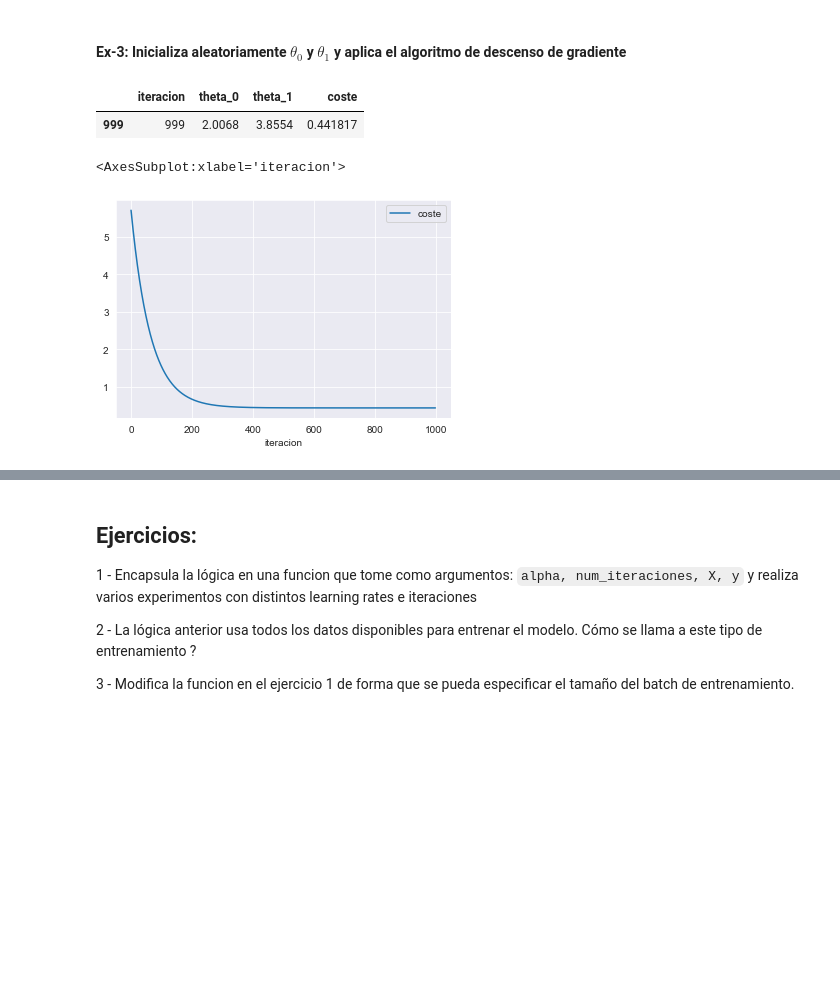
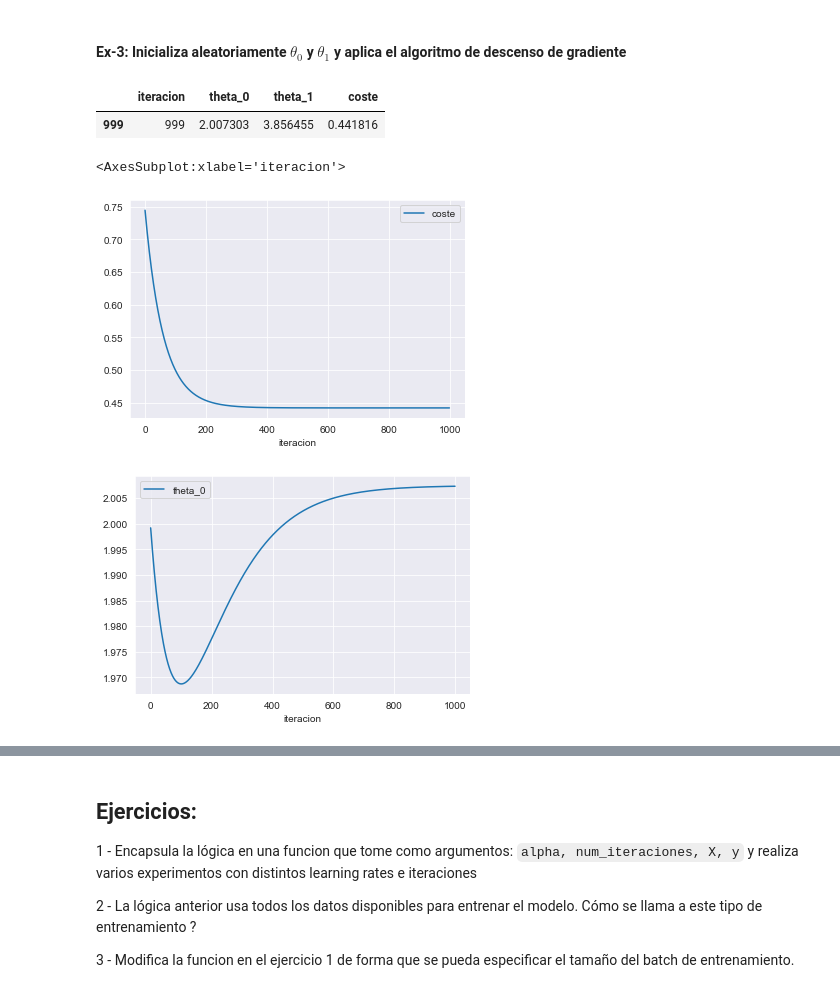
Before and after one commit to JanuszJSzturo/uib-aa-g1-material, a Jupyter notebook: W2 - Grad Desc and Intro to sklearn/1 - Descenso de gradiente.ipynb, the cells around one changed output, grey strips where cells are left out. Cells and saved outputs as stored; diff of their text form; code cells hidden in the pictures; blank space fills up the shorter version.

```diff
--- a/W2 - Grad Desc and Intro to sklearn/1 - Descenso de gradiente.ipynb
+++ b/W2 - Grad Desc and Intro to sklearn/1 - Descenso de gradiente.ipynb
@@ -250,8 +250,8 @@ gradiente(1000,600, X_1, y)
 #### Ex-3: Inicializa aleatoriamente $\theta_0$ y $\theta_1$ y aplica el algoritmo de descenso de gradiente
 # %%
 ## Inicalizacion de parametros
-theta_0 = 0.5
-theta_1 = 0.5
+theta_0 = 2
+theta_1 = 3
 
 ## Selección de hiperparametros
 
@@ -288,9 +288,11 @@ df_training_report = pd.DataFrame(training_report)
 df_training_report.tail(1)
 # %% [output]
 |  | iteracion | theta_0 | theta_1 | coste |
-| 999 | 999 | 2.0068 | 3.8554 | 0.441817 |
+| 999 | 999 | 2.007303 | 3.856455 | 0.441816 |
 # %%
 df_training_report[['iteracion', 'coste']].plot(kind='line', x='iteracion', y='coste')
+df_training_report[['iteracion', 'theta_0']].plot(kind='line', x='iteracion', y='theta_0')
 # %% [output]
 <AxesSubplot:xlabel='iteracion'>
-[figure, old version]
+[figure, new version]
+[figure, added]
```
Also changed, not shown: parts of 9 cells of this notebook.
